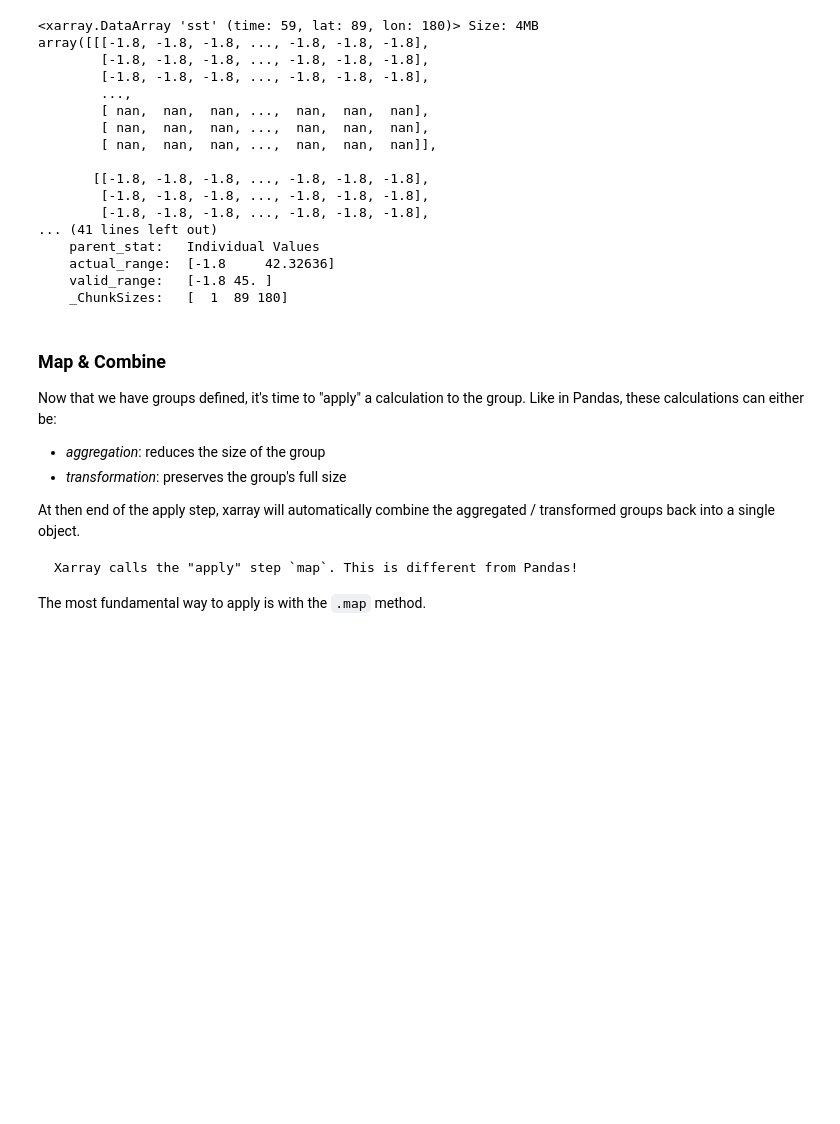
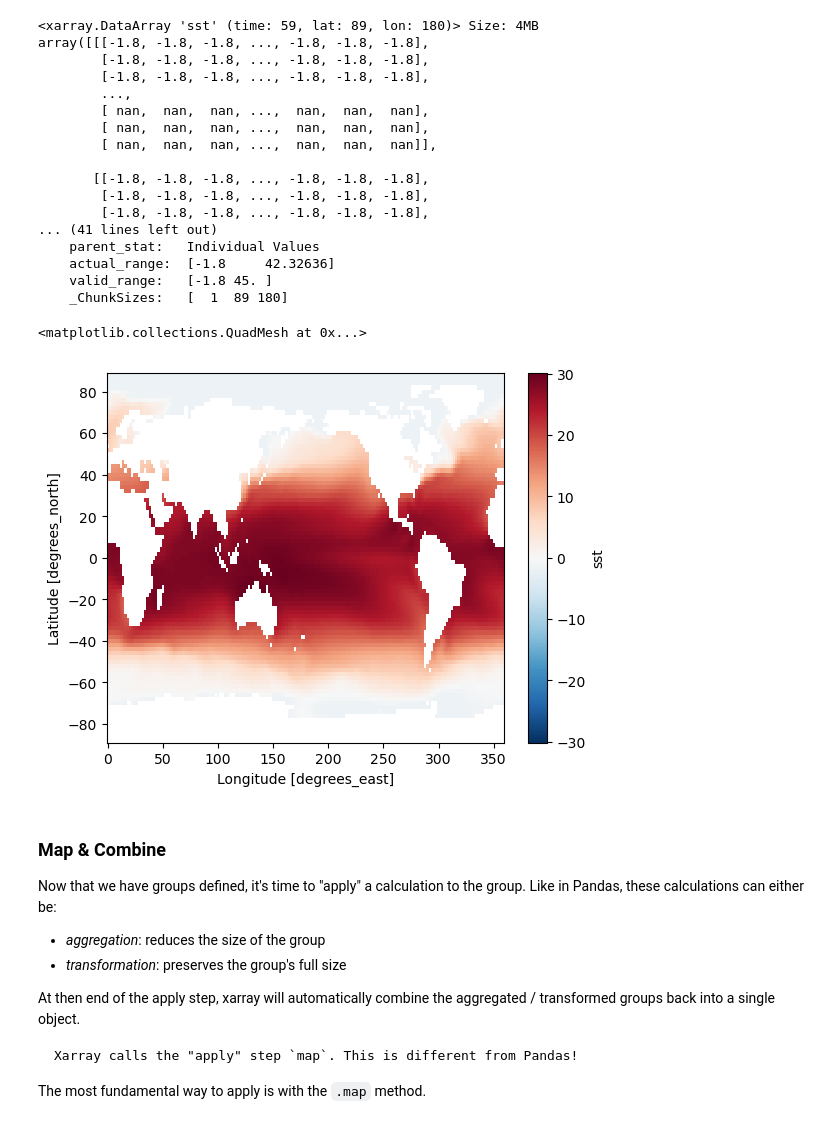
Before and after one commit to earth-DS-ML/summer_2025, a Jupyter notebook: _sources/lectures_DS/xarray/xarray_advanced.ipynb, the cells around one changed output. Drawn from its saved outputs; the diff is of its cells as text; code cells hidden in the pictures; blank space fills up the shorter version.

```diff
--- a/_sources/lectures_DS/xarray/xarray_advanced.ipynb
+++ b/_sources/lectures_DS/xarray/xarray_advanced.ipynb
@@ -271,6 +311,11 @@ array([[[-1.8, -1.8, -1.8, ..., -1.8, -1.8, -1.8],
     actual_range:  [-1.8     42.32636]
     valid_range:   [-1.8 45. ]
     _ChunkSizes:   [  1  89 180]
+# %%
+group_da.mean('time').plot()
+# %% [output]
+<matplotlib.collections.QuadMesh at 0x...>
+[figure, added]
 # %% [markdown]
 ### Map & Combine
 
```
Also changed, not shown: parts of 23 cells of this notebook, 55 other files.
